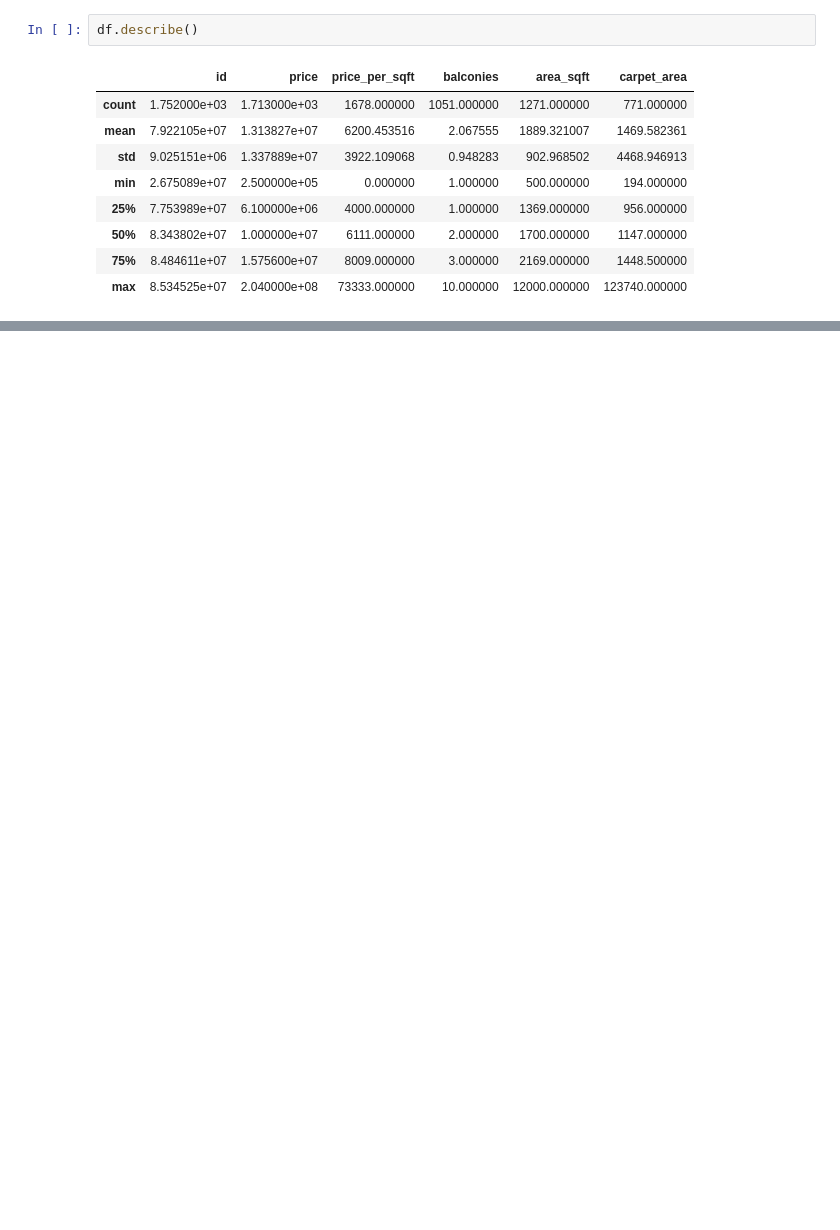
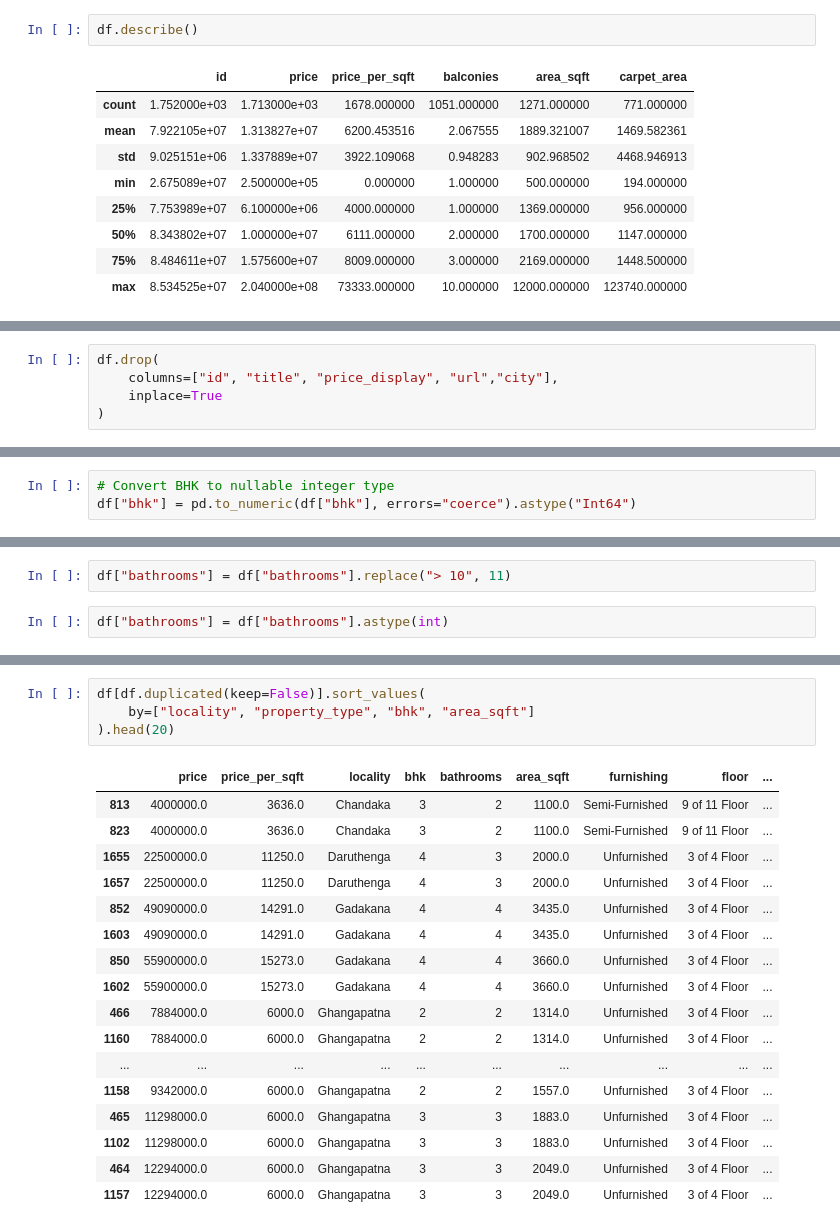
Before and after one commit to Abhisek8895/real-estate-price-prediction, a Jupyter notebook: notebooks/01_data_cleaning.ipynb, the cells around one changed output, grey strips where cells are left out. Cells and saved outputs as stored; diff of their text form; blank space fills up the shorter version.

```diff
--- a/notebooks/01_data_cleaning.ipynb
+++ b/notebooks/01_data_cleaning.ipynb
@@ -424,0 +665,5 @@ Name: count, dtype: int64
+# %%
+df.drop(
+    columns=["id", "title", "price_display", "url","city"],
+    inplace=True
+)
@@ -424,0 +705,3 @@ Name: count, dtype: int64
+# %%
+# Convert BHK to nullable integer type
+df["bhk"] = pd.to_numeric(df["bhk"], errors="coerce").astype("Int64")
@@ -424,0 +760,4 @@ Name: count, dtype: int64
+# %%
+df["bathrooms"] = df["bathrooms"].replace("> 10", 11)
+# %%
+df["bathrooms"] = df["bathrooms"].astype(int)
@@ -424,0 +819,22 @@ Name: count, dtype: int64
+# %%
+df[df.duplicated(keep=False)].sort_values(
+    by=["locality", "property_type", "bhk", "area_sqft"]
+).head(20)
+# %% [output]
+|  | price | price_per_sqft | locality | bhk | bathrooms | area_sqft | furnishing | floor | ... |
+| 813 | 4000000.0 | 3636.0 | Chandaka | 3 | 2 | 1100.0 | Semi-Furnished | 9 of 11 Floor | ... |
+| 823 | 4000000.0 | 3636.0 | Chandaka | 3 | 2 | 1100.0 | Semi-Furnished | 9 of 11 Floor | ... |
+| 1655 | 22500000.0 | 11250.0 | Daruthenga | 4 | 3 | 2000.0 | Unfurnished | 3 of 4 Floor | ... |
+| 1657 | 22500000.0 | 11250.0 | Daruthenga | 4 | 3 | 2000.0 | Unfurnished | 3 of 4 Floor | ... |
+| 852 | 49090000.0 | 14291.0 | Gadakana | 4 | 4 | 3435.0 | Unfurnished | 3 of 4 Floor | ... |
+| 1603 | 49090000.0 | 14291.0 | Gadakana | 4 | 4 | 3435.0 | Unfurnished | 3 of 4 Floor | ... |
+| 850 | 55900000.0 | 15273.0 | Gadakana | 4 | 4 | 3660.0 | Unfurnished | 3 of 4 Floor | ... |
+| 1602 | 55900000.0 | 15273.0 | Gadakana | 4 | 4 | 3660.0 | Unfurnished | 3 of 4 Floor | ... |
+| 466 | 7884000.0 | 6000.0 | Ghangapatna | 2 | 2 | 1314.0 | Unfurnished | 3 of 4 Floor | ... |
+| 1160 | 7884000.0 | 6000.0 | Ghangapatna | 2 | 2 | 1314.0 | Unfurnished | 3 of 4 Floor | ... |
+| ... | ... | ... | ... | ... | ... | ... | ... | ... | ... |
+| 1158 | 9342000.0 | 6000.0 | Ghangapatna | 2 | 2 | 1557.0 | Unfurnished | 3 of 4 Floor | ... |
+| 465 | 11298000.0 | 6000.0 | Ghangapatna | 3 | 3 | 1883.0 | Unfurnished | 3 of 4 Floor | ... |
+| 1102 | 11298000.0 | 6000.0 | Ghangapatna | 3 | 3 | 1883.0 | Unfurnished | 3 of 4 Floor | ... |
+| 464 | 12294000.0 | 6000.0 | Ghangapatna | 3 | 3 | 2049.0 | Unfurnished | 3 of 4 Floor | ... |
+| 1157 | 12294000.0 | 6000.0 | Ghangapatna | 3 | 3 | 2049.0 | Unfurnished | 3 of 4 Floor | ... |
```
Also changed, not shown: parts of 152 cells of this notebook.
